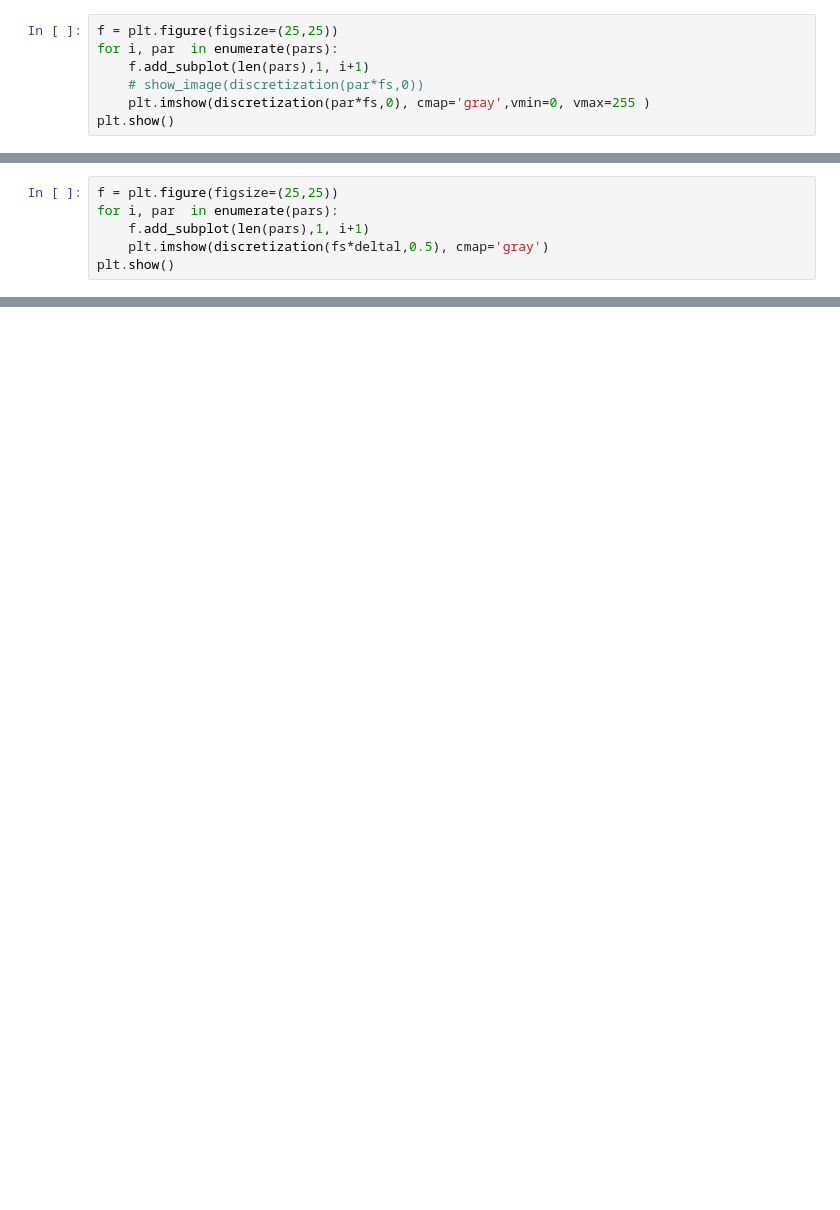
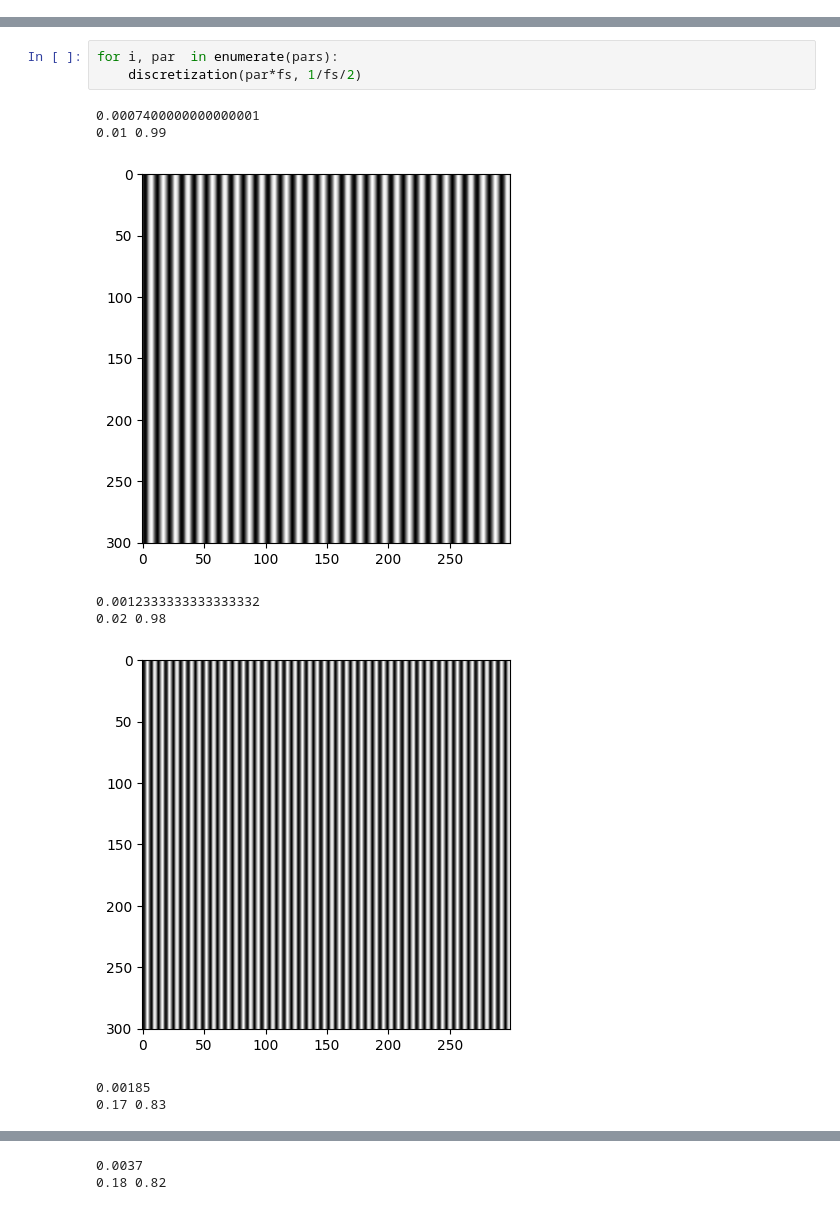
Before and after one commit to GongniR/Mag_2_semester, a Jupyter notebook: TechVision/PW_2/PW_2.ipynb, the cells around one changed output, grey strips where cells are left out. Cells and saved outputs as stored; diff of their text form; blank space fills up the shorter version.

```diff
--- a/TechVision/PW_2/PW_2.ipynb
+++ b/TechVision/PW_2/PW_2.ipynb
@@ -71,7 +66,0 @@ def show_image(array):
-# %%
-f = plt.figure(figsize=(25,25))
-for i, par  in enumerate(pars):
-    f.add_subplot(len(pars),1, i+1)
-    # show_image(discretization(par*fs,0))
-    plt.imshow(discretization(par*fs,0), cmap='gray',vmin=0, vmax=255 )
-plt.show()
@@ -92,6 +67,12 @@ plt.show()
-# %%
-f = plt.figure(figsize=(25,25))
-for i, par  in enumerate(pars):
-    f.add_subplot(len(pars),1, i+1)
-    plt.imshow(discretization(fs*deltal,0.5), cmap='gray')
-plt.show()
+# %%
+for i, par  in enumerate(pars):
+    discretization(par*fs, 1/fs/2)
+# %% [output]
+0.0007400000000000001
+0.01 0.99
+[figure, added]
+0.0012333333333333332
+0.02 0.98
+[figure, added]
+0.00185
+0.17 0.83
@@ -97,0 +80,2 @@ plt.show()
+0.0037
+0.18 0.82
```
Also changed, not shown: parts of 16 cells of this notebook, 2 other files.
